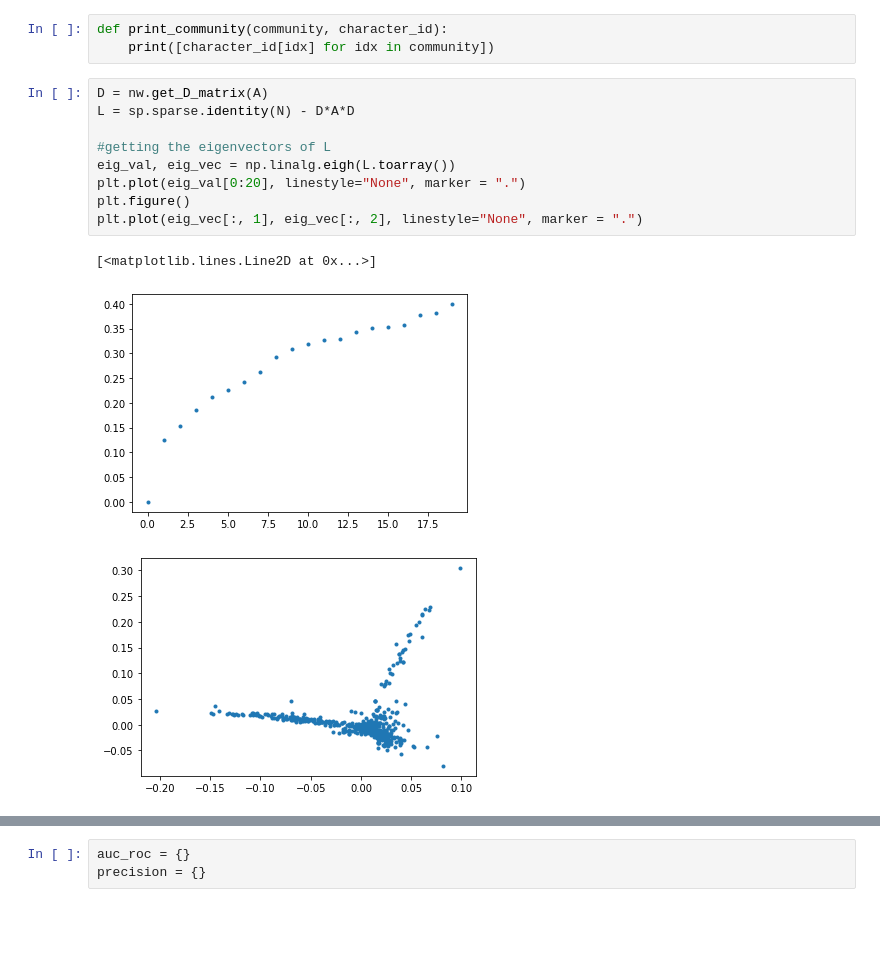
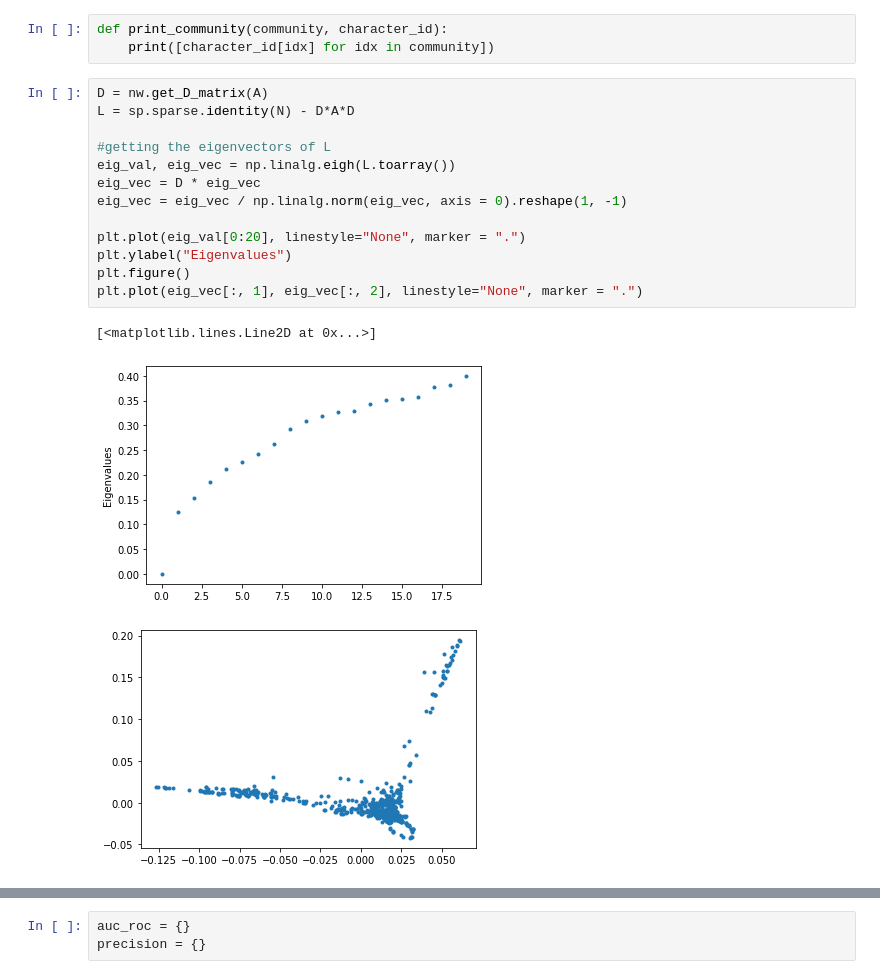
Before and after one commit to Dan8991/A-Storm-of-Nodes, a Jupyter notebook: got_network2.ipynb, the cells around one changed output, grey strips where cells are left out. Drawn from its saved outputs; the diff is of its cells as text; blank space fills up the shorter version.

```diff
--- a/got_network2.ipynb
+++ b/got_network2.ipynb
@@ -188,16 +188,20 @@ def print_community(community, character_id):
 # %%
 D = nw.get_D_matrix(A)
 L = sp.sparse.identity(N) - D*A*D
 
 #getting the eigenvectors of L
 eig_val, eig_vec = np.linalg.eigh(L.toarray())
+eig_vec = D * eig_vec
+eig_vec = eig_vec / np.linalg.norm(eig_vec, axis = 0).reshape(1, -1)
+
 plt.plot(eig_val[0:20], linestyle="None", marker = ".")
+plt.ylabel("Eigenvalues")
 plt.figure()
 plt.plot(eig_vec[:, 1], eig_vec[:, 2], linestyle="None", marker = ".")
 # %% [output]
 [<matplotlib.lines.Line2D at 0x...>]
-[figure, old version]
+[figure, new version]
-[figure, old version]
+[figure, new version]
 # %%
 from sklearn.cluster import KMeans
 from mpl_toolkits.mplot3d import Axes3D
```
Also changed, not shown: parts of 21 cells of this notebook.
